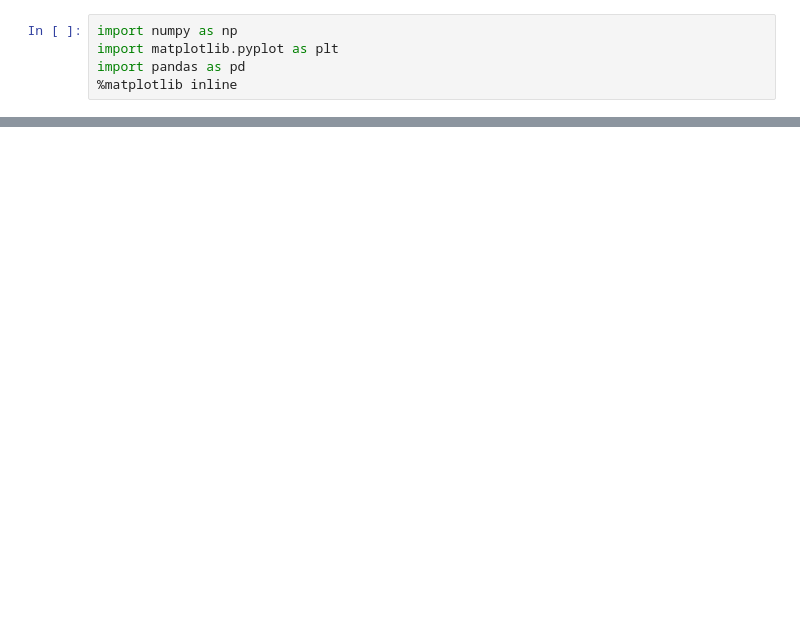
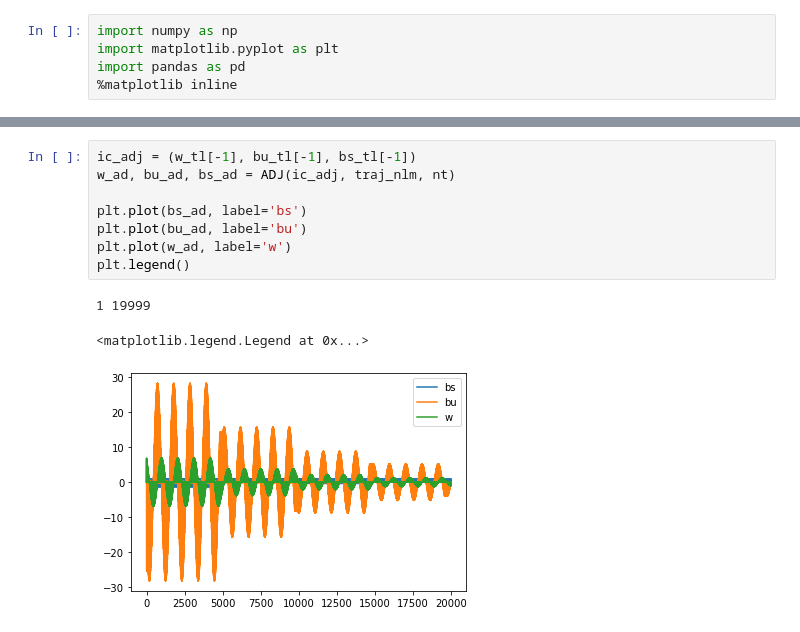
Before and after one commit to Nuo-Chen/moist-sys, a Jupyter notebook: ode5123 function.ipynb, the cells around one changed output, grey strips where cells are left out. Drawn from its saved outputs; the diff is of its cells as text; blank space fills up the shorter version.

```diff
--- a/ode5123 function.ipynb
+++ b/ode5123 function.ipynb
@@ -93,0 +168,12 @@ def ADJ(adj_forcing, traj, nt):
+# %%
+ic_adj = (w_tl[-1], bu_tl[-1], bs_tl[-1])
+w_ad, bu_ad, bs_ad = ADJ(ic_adj, traj_nlm, nt)
+
+plt.plot(bs_ad, label='bs')
+plt.plot(bu_ad, label='bu')
+plt.plot(w_ad, label='w')
+plt.legend()
+# %% [output]
+1 19999
+<matplotlib.legend.Legend at 0x...>
+[figure, added]
```
Also changed, not shown: parts of 8 cells of this notebook.
